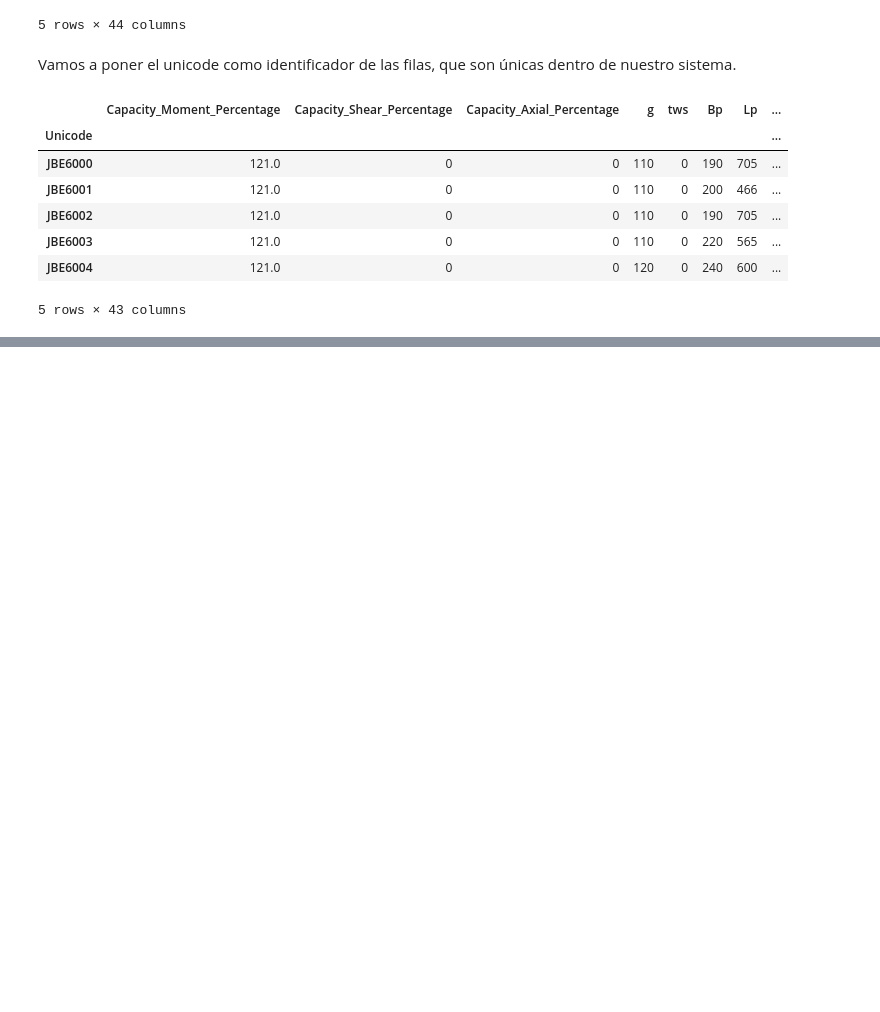
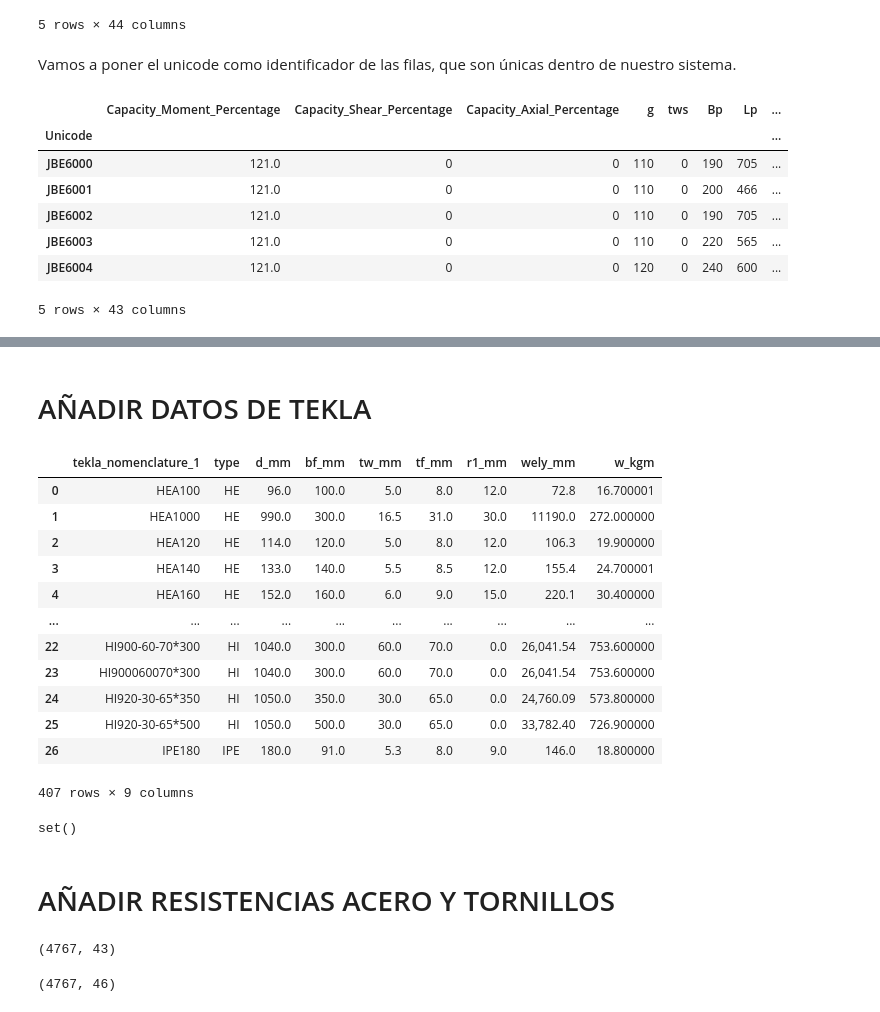
Before and after one commit to 15aarbona/proyecto_uniones, a Jupyter notebook: analisisVariables/variables.ipynb, the cells around one changed output, grey strips where cells are left out. Cells and saved outputs as stored; diff of their text form; code cells hidden in the pictures; blank space fills up the shorter version.

```diff
--- a/analisisVariables/variables.ipynb
+++ b/analisisVariables/variables.ipynb
@@ -6,7 +6,9 @@ from pathlib import Path
 # %% [markdown]
 # PATHS
 # %%
-data_excel_path = Path().cwd().parent / "data" / "CONEXIONES_MOMENTO_ATORNILLADAS_CHAPA_FRONTAL.xlsx"
+dir = Path.cwd().parent / "data"
+data_excel_path = dir / "CONEXIONES_MOMENTO_ATORNILLADAS_CHAPA_FRONTAL.xlsx"
+tekla_excel_path = dir / "Prontuario Tekla19.xlsx"
 # %% [markdown]
 # CARGA DE DATOS
 # %%
@@ -426,0 +441,35 @@ df_final.head()
+# %% [markdown]
+# AÑADIR DATOS DE TEKLA
+# %%
+xls = pd.ExcelFile(dir / "Prontuario Tekla19.xlsx")
+eu = pd.read_excel(xls, 'Tekla19 europeo')
+cad = pd.read_excel(xls, 'Tekla19 canadiense')
+resto = pd.read_csv(dir / "tekla_faltante.csv")
+# %%
+df_union = pd.concat([eu, cad, resto])
+df_union[["tekla_nomenclature_1", "type", "d_mm",
+        "bf_mm", "tw_mm", "tf_mm", "r1_mm", "wely_mm", "w_kgm"
+        ]]
+# %% [output]
+|  | tekla_nomenclature_1 | type | d_mm | bf_mm | tw_mm | tf_mm | r1_mm | wely_mm | w_kgm |
+| 0 | HEA100 | HE | 96.0 | 100.0 | 5.0 | 8.0 | 12.0 | 72.8 | 16.700001 |
+| 1 | HEA1000 | HE | 990.0 | 300.0 | 16.5 | 31.0 | 30.0 | 11190.0 | 272.000000 |
+| 2 | HEA120 | HE | 114.0 | 120.0 | 5.0 | 8.0 | 12.0 | 106.3 | 19.900000 |
+| 3 | HEA140 | HE | 133.0 | 140.0 | 5.5 | 8.5 | 12.0 | 155.4 | 24.700001 |
+| 4 | HEA160 | HE | 152.0 | 160.0 | 6.0 | 9.0 | 15.0 | 220.1 | 30.400000 |
+| ... | ... | ... | ... | ... | ... | ... | ... | ... | ... |
+| 22 | HI900-60-70*300 | HI | 1040.0 | 300.0 | 60.0 | 70.0 | 0.0 | 26,041.54 | 753.600000 |
+| 23 | HI900060070*300 | HI | 1040.0 | 300.0 | 60.0 | 70.0 | 0.0 | 26,041.54 | 753.600000 |
+| 24 | HI920-30-65*350 | HI | 1050.0 | 350.0 | 30.0 | 65.0 | 0.0 | 24,760.09 | 573.800000 |
+| 25 | HI920-30-65*500 | HI | 1050.0 | 500.0 | 30.0 | 65.0 | 0.0 | 33,782.40 | 726.900000 |
+| 26 | IPE180 | IPE | 180.0 | 91.0 | 5.3 | 8.0 | 9.0 | 146.0 | 18.800000 |
+407 rows × 9 columns
+# %%
+faltan_BEAM = set(df_final["BEAM"].unique()) - set(df_union["tekla_nomenclature_1"].unique())
+faltan_COLUMN = set(df_final["COLUMN"].unique()) - set(df_union["tekla_nomenclature_1"].unique())
+
+faltan_BEAM | faltan_COLUMN
+# %% [output]
+set()
+# %% [markdown]
+# AÑADIR RESISTENCIAS ACERO Y TORNILLOS
@@ -426,0 +510,9 @@ df_final.head()
+# %%
+df_final.shape
+# %% [output]
+(4767, 43)
+# %%
+df_final2 = pd.merge(df_final, df_aceros, left_on="AceroEstructural", right_on="grado_acero")
+df_final2.shape
+# %% [output]
+(4767, 46)
```
Also changed, not shown: parts of 5 cells of this notebook, 2 other files.
